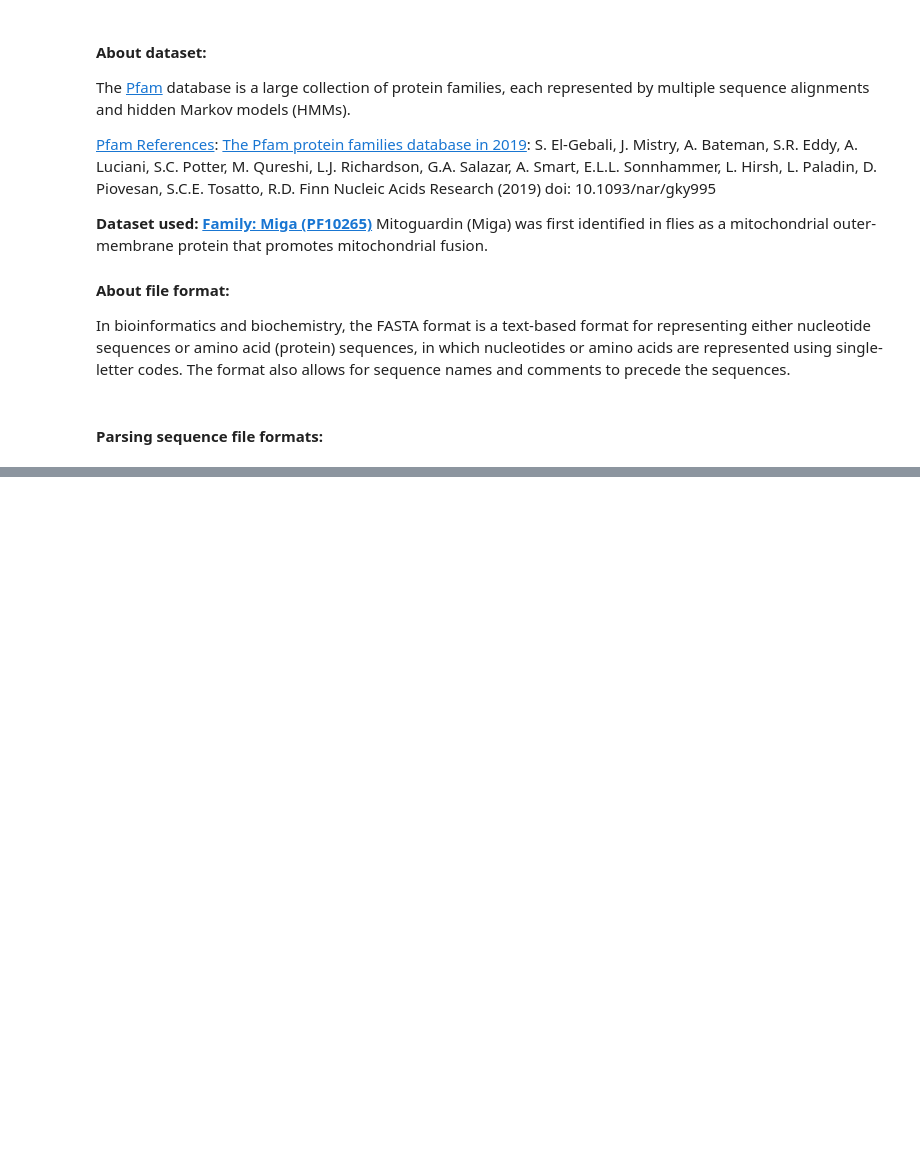
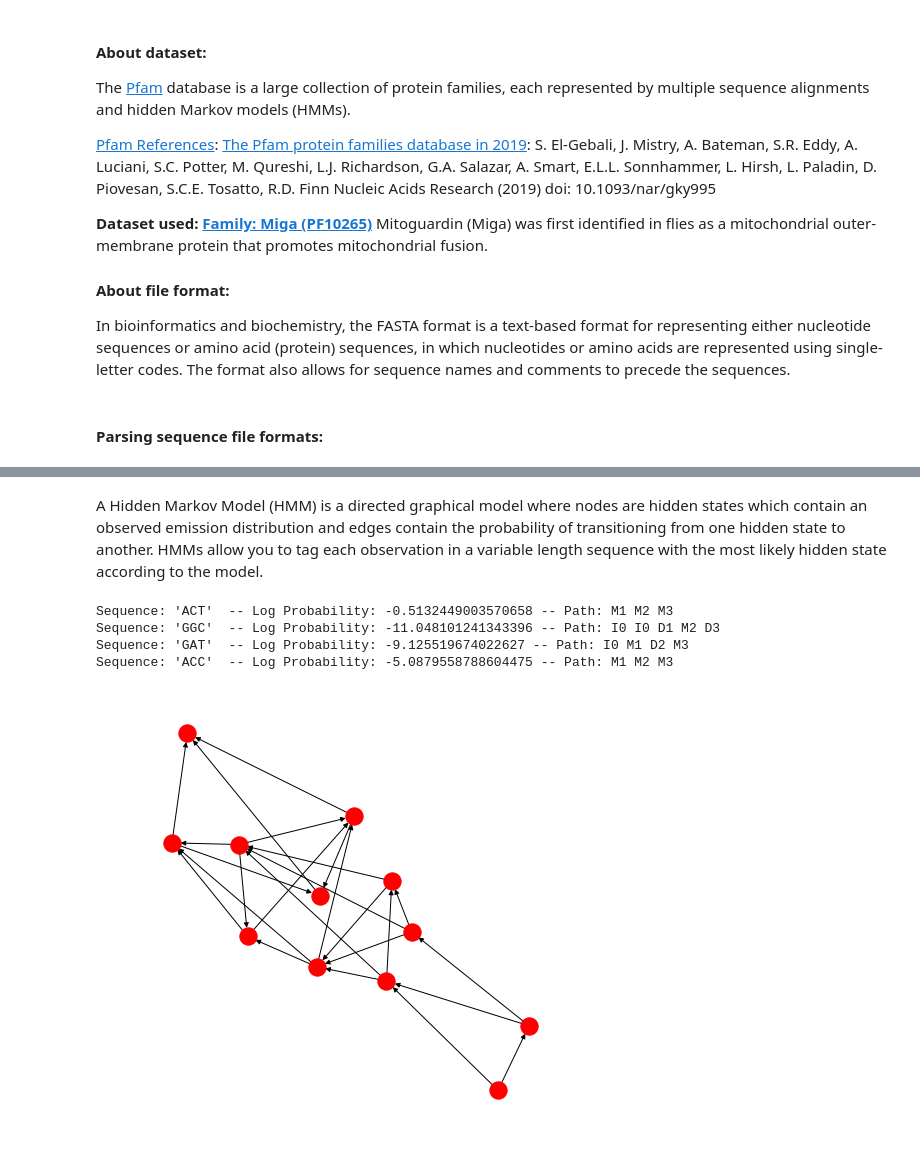
Before and after one commit to mirianfsilva/machine-learning-college-projects, a Jupyter notebook: final-project/hmm.ipynb, the cells around one changed output, grey strips where cells are left out. Cells and saved outputs as stored; diff of their text form; code cells hidden in the pictures; blank space fills up the shorter version.

Commit message:
WIP: plot graph

```diff
--- a/final-project/hmm.ipynb
+++ b/final-project/hmm.ipynb
@@ -150,0 +210,18 @@ A profile HMM is used to align a sequence to a reference 'profile', where the re
+# %% [markdown]
+A Hidden Markov Model (HMM) is a directed graphical model where nodes are hidden states which contain an observed emission distribution and edges contain the probability of transitioning from one hidden state to another. HMMs allow you to tag each observation in a variable length sequence with the most likely hidden state according to the model.
+# %%
+# Call bake to finalize the structure of the model.
+model.bake()
+
+plt.figure(figsize=(6,6))
+model.plot()
+
+for sequence in map( list, ('ACT', 'GGC', 'GAT', 'ACC') ):
+    logp, path = model.viterbi( sequence )
+    print ("Sequence: '{}'  -- Log Probability: {} -- Path: {}".format(''.join( sequence ), logp, " ".join( state.name for idx, state in path[1:-1] ) ))
+# %% [output]
+Sequence: 'ACT'  -- Log Probability: -0.5132449003570658 -- Path: M1 M2 M3
+Sequence: 'GGC'  -- Log Probability: -11.048101241343396 -- Path: I0 I0 D1 M2 D3
+Sequence: 'GAT'  -- Log Probability: -9.125519674022627 -- Path: I0 M1 D2 M3
+Sequence: 'ACC'  -- Log Probability: -5.0879558788604475 -- Path: M1 M2 M3
+[figure, added]
```
Also changed, not shown: parts of 12 cells of this notebook.
